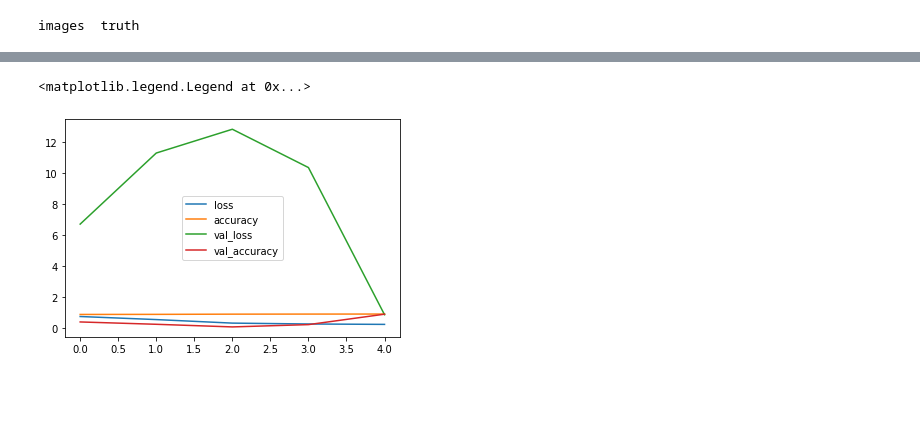
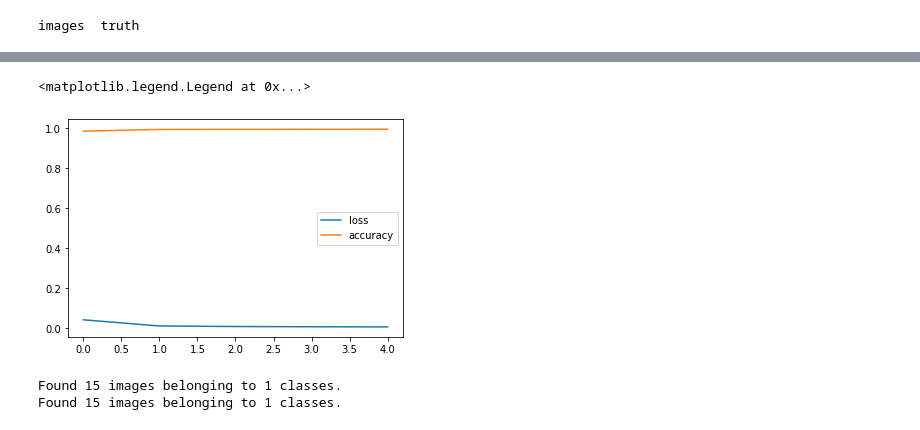
Before and after one commit to Nelson-Gon/cytounet, a Jupyter notebook: examples/embryos.ipynb, the cells around one changed output, grey strips where cells are left out. Drawn from its saved outputs; the diff is of its cells as text; code cells hidden in the pictures; blank space fills up the shorter version.

Commit message:
Update examples

```diff
--- a/examples/embryos.ipynb
+++ b/examples/embryos.ipynb
@@ -19,11 +21,11 @@ Using TensorFlow backend.
 # %% [output]
 images  truth
 # %%
-data_generator_args =  dict(rotation_range=45,
+data_generator_args =  dict(rotation_range=90,
                       rescale = 1./255,
-                    width_shift_range=0.05,
-                    height_shift_range=0.05,
-                    shear_range=0.05,
-                    zoom_range=0.05,
+                    width_shift_range=0.1,
+                    height_shift_range=0.1,
+                    shear_range=0.1,
+                    zoom_range=0.1,
                     horizontal_flip=True,
                     fill_mode='nearest')
@@ -30,3 +39,4 @@ data_generator_args =  dict(rotation_range=45,
 # %%
-train_gen = validGenerator(5, "examples/BBBC003_v1/train","images", "truth",aug_dict = data_generator_args,
-                                 seed = 3, target_size = (256, 256))
+# use actual paths, for some reason paths were messed up
+train_gen = trainGenerator(2, "examples/BBBC003_v1","images", "truth",aug_dict = data_generator_args,
+                                 seed = 423, target_size = (256, 256), save_to_dir=None)
@@ -39,6 +43,6 @@ valid_gen = validGenerator(5, "aug","images", "masks",aug_dict = data_generator_
 # %%
-model = unet(input_size = (256, 256, 1), metrics=['accuracy'], loss='binary_crossentropy', learning_rate=1e-3)
+model = unet(input_size = (256, 256, 1), metrics=['accuracy'], loss='binary_crossentropy', learning_rate=1e-4)
 # %%
-history = model.fit_generator(train_gen, steps_per_epoch=10,epochs=5, validation_data=valid_gen,validation_steps=5)
+history = model.fit_generator(train_gen, steps_per_epoch=2000,epochs=5)
 # %% [output]
 Epoch 1/5
@@ -56,9 +60,7 @@ Epoch 5/5
 # %%
 plt.plot(history.history['loss'])
 plt.plot(history.history['accuracy'])
-plt.plot(history.history['val_loss'])
-plt.plot(history.history['val_accuracy'])
-plt.legend(['loss', 'accuracy', 'val_loss', 'val_accuracy'])
+plt.legend(['loss', 'accuracy'])
 # %% [output]
 <matplotlib.legend.Legend at 0x...>
-[figure, old version]
+[figure, new version]
@@ -64,0 +71,8 @@ plt.legend(['loss', 'accuracy', 'val_loss', 'val_accuracy'])
+# %%
+batches = 5
+for index, batch in enumerate(train_gen):
+  if index > batches:
+    break
+# %% [output]
+Found 15 images belonging to 1 classes.
+Found 15 images belonging to 1 classes.
```
Also changed, not shown: parts of 21 cells of this notebook.
